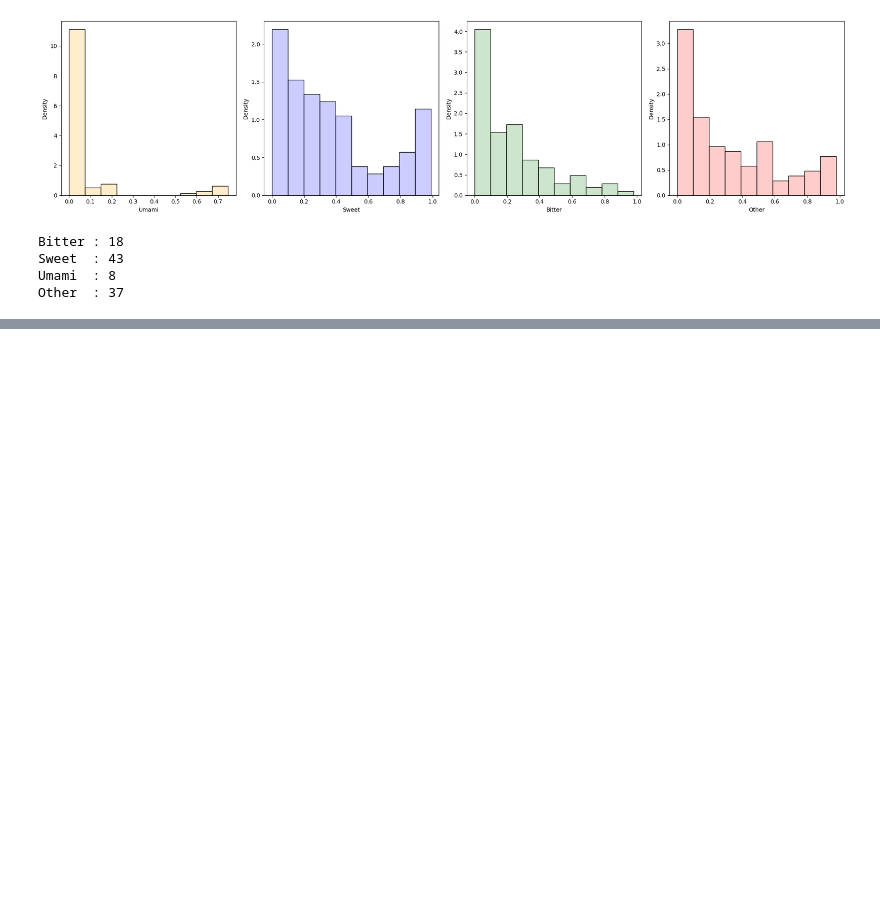
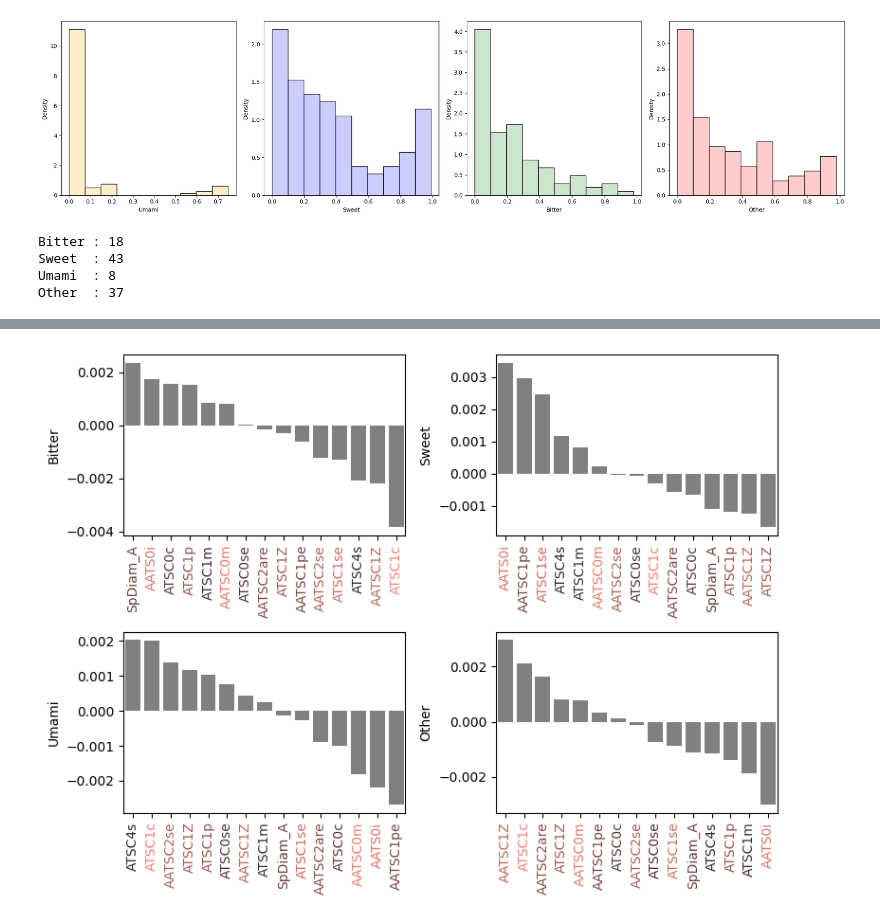
Before and after one commit to lorenzopallante/VirtuousMultiTaste, a Jupyter notebook: bck/test.ipynb, the cells around one changed output, grey strips where cells are left out. Cells and saved outputs as stored; diff of their text form; code cells hidden in the pictures; blank space fills up the shorter version.

```diff
--- a/bck/test.ipynb
+++ b/bck/test.ipynb
@@ -579,0 +633,38 @@ Other  : 37
+# %%
+# plot mean shap value for each taste separately
+# color: if negative, f80151, if positive, 188bfb
+fig, ax = plt.subplots(2,2, figsize=(8, 6))
+ax = ax.ravel()
+sns.barplot(x='Feature', y='Bitter', data=df_shap.sort_values(by='Bitter', ascending=False), ax=ax[0], palette=['#f80151' if x < 0 else '#188bfb' for x in df_shap.sort_values(by='Bitter', ascending=False)['Bitter']])
+sns.barplot(x='Feature', y='Sweet', data=df_shap.sort_values(by='Sweet', ascending=False), ax=ax[1], palette=['#f80151' if x < 0 else '#188bfb' for x in df_shap.sort_values(by='Sweet', ascending=False)['Sweet']])
+sns.barplot(x='Feature', y='Umami', data=df_shap.sort_values(by='Umami', ascending=False), ax=ax[2], palette=['#f80151' if x < 0 else '#188bfb' for x in df_shap.sort_values(by='Umami', ascending=False)['Umami']])
+sns.barplot(x='Feature', y='Other', data=df_shap.sort_values(by='Other', ascending=False), ax=ax[3], palette=['#f80151' if x < 0 else '#188bfb' for x in df_shap.sort_values(by='Other', ascending=False)['Other']])
+
+sns.barplot(x='Feature', y='Bitter', data=df_shap.sort_values(by='Bitter', ascending=False), ax=ax[0], color='grey')
+sns.barplot(x='Feature', y='Sweet', data=df_shap.sort_values(by='Sweet', ascending=False),   ax=ax[1], color='grey')
+sns.barplot(x='Feature', y='Umami', data=df_shap.sort_values(by='Umami', ascending=False),   ax=ax[2], color='grey')
+sns.barplot(x='Feature', y='Other', data=df_shap.sort_values(by='Other', ascending=False),   ax=ax[3], color='grey')
+
+# color xticks: each feature has a different color
+# choose a dark monotonic color palette
+colors = sns.color_palette("dark:salmon", len(df_shap))
+
+# set colors for each feature
+color_dict = {}
+for i in range(len(df_shap)):
+    color_dict[df_shap['Feature'][i]] = colors[i]
+
+# color xticks
+for ax in fig.axes:
+    plt.sca(ax)
+    plt.xticks(rotation=90)
+    plt.xlabel('')
+
+    for label in ax.xaxis.get_ticklabels():
+        label.set_color(color_dict[label.get_text()])
+
+
+
+plt.tight_layout()
+# %% [output]
+[figure, added]
```
Also changed, not shown: parts of 10 cells of this notebook, 17 other files.
